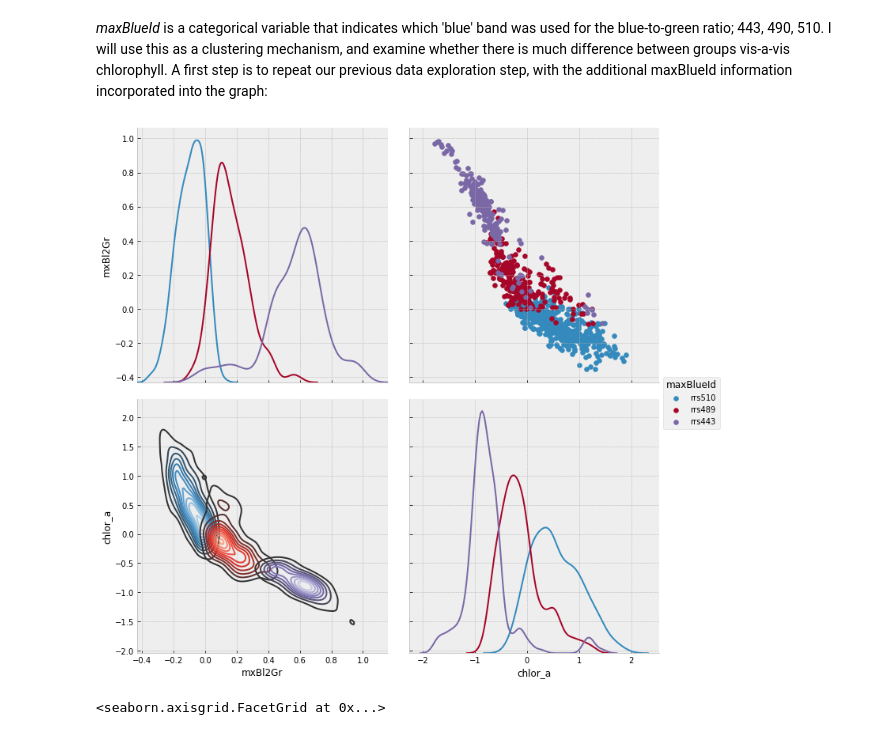
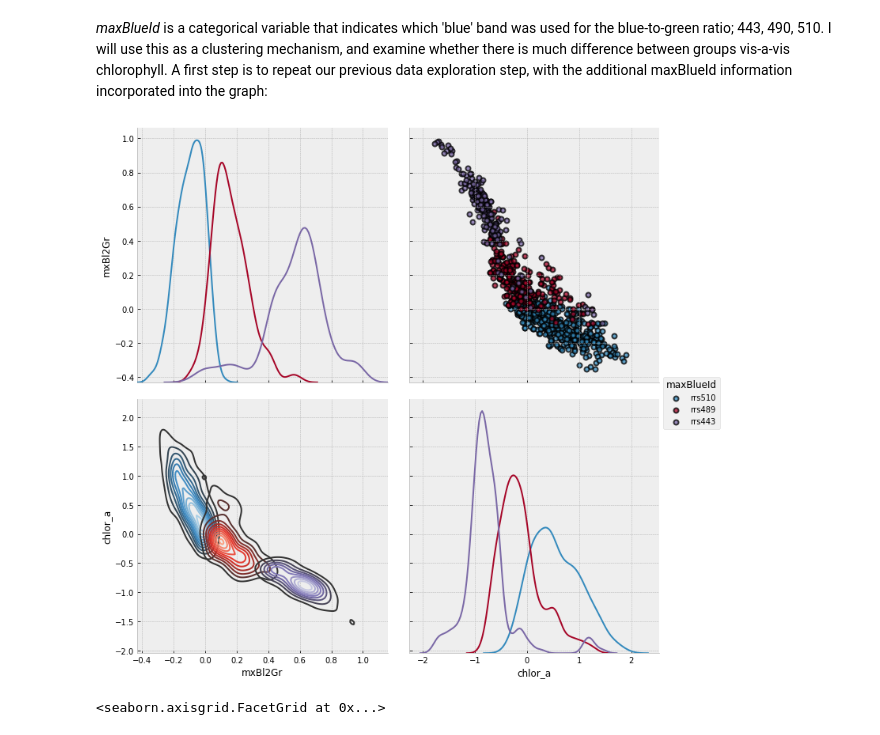
Before and after one commit to madHatter106/Bayesian-Chlorophyll, a Jupyter notebook: Bayesian Modeling for Oceanographers - 3 - Hierarchical models & varying effects.ipynb, the cells around one changed output. Drawn from its saved outputs; the diff is of its cells as text; code cells hidden in the pictures.

```diff
--- a/Bayesian Modeling for Oceanographers - 3 - Hierarchical models & varying effects.ipynb
+++ b/Bayesian Modeling for Oceanographers - 3 - Hierarchical models & varying effects.ipynb
@@ -51,14 +55,14 @@ df_train.head()
 # %%
 vars_ = ['mxBl2Gr', 'chlor_a']
 g  = sb.PairGrid(df_train, vars=['mxBl2Gr', 'chlor_a'],size=5, diag_sharey=False,
                 hue='maxBlueId',
                 hue_kws={"cmap": ["Blues_d", "Reds_d", "Purples_d"]})
-gupper = g.map_upper(pl.scatter)
+gupper = g.map_upper(pl.scatter, alpha=0.75, edgecolor='k', linewidth=2)
 gdiag = g.map_diag(sb.kdeplot)
 glower = g.map_lower(sb.kdeplot)
 g.add_legend();
 # %% [output]
-[figure, old version]
+[figure, new version]
 # %%
 g = sb.lmplot(x="mxBl2Gr", y="chlor_a", hue="maxBlueId", truncate=True, size=10, data=df_train, robust=True)
 
```
Also changed, not shown: parts of 15 cells of this notebook.
